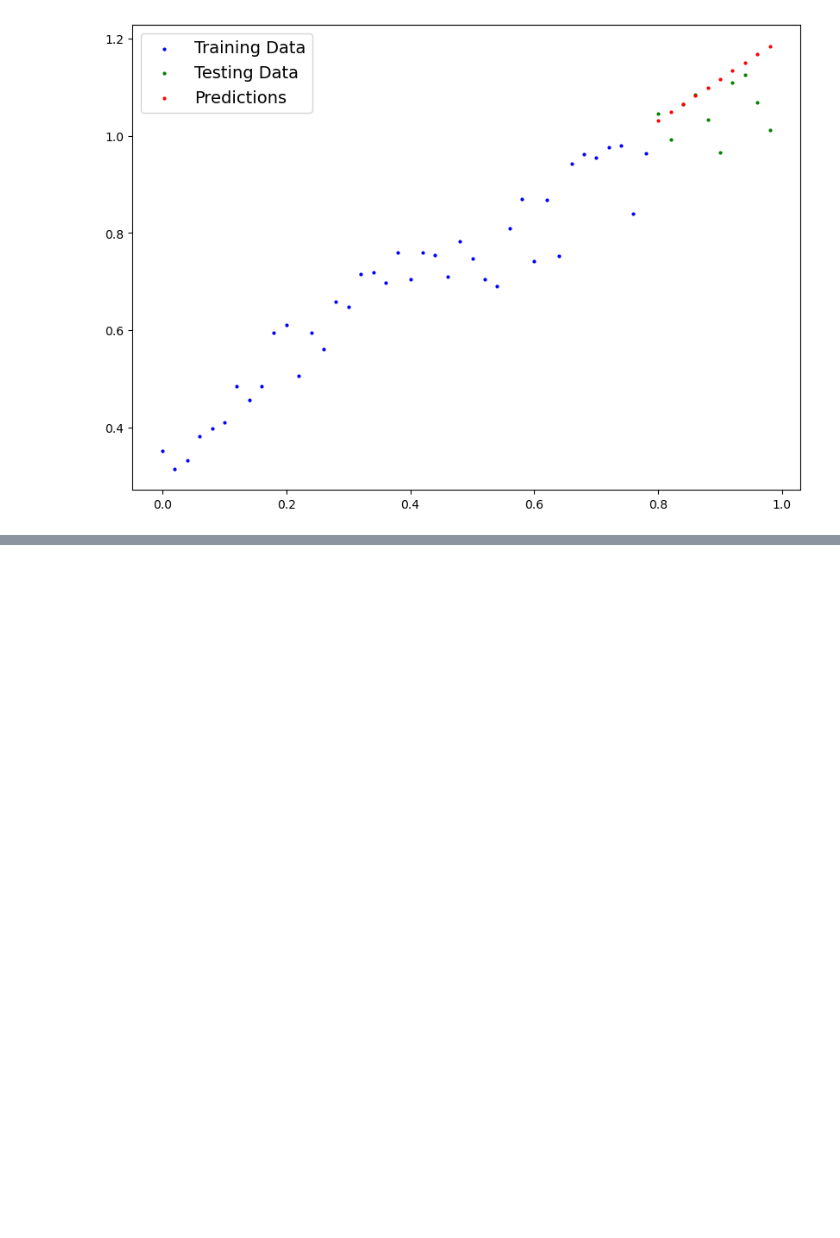
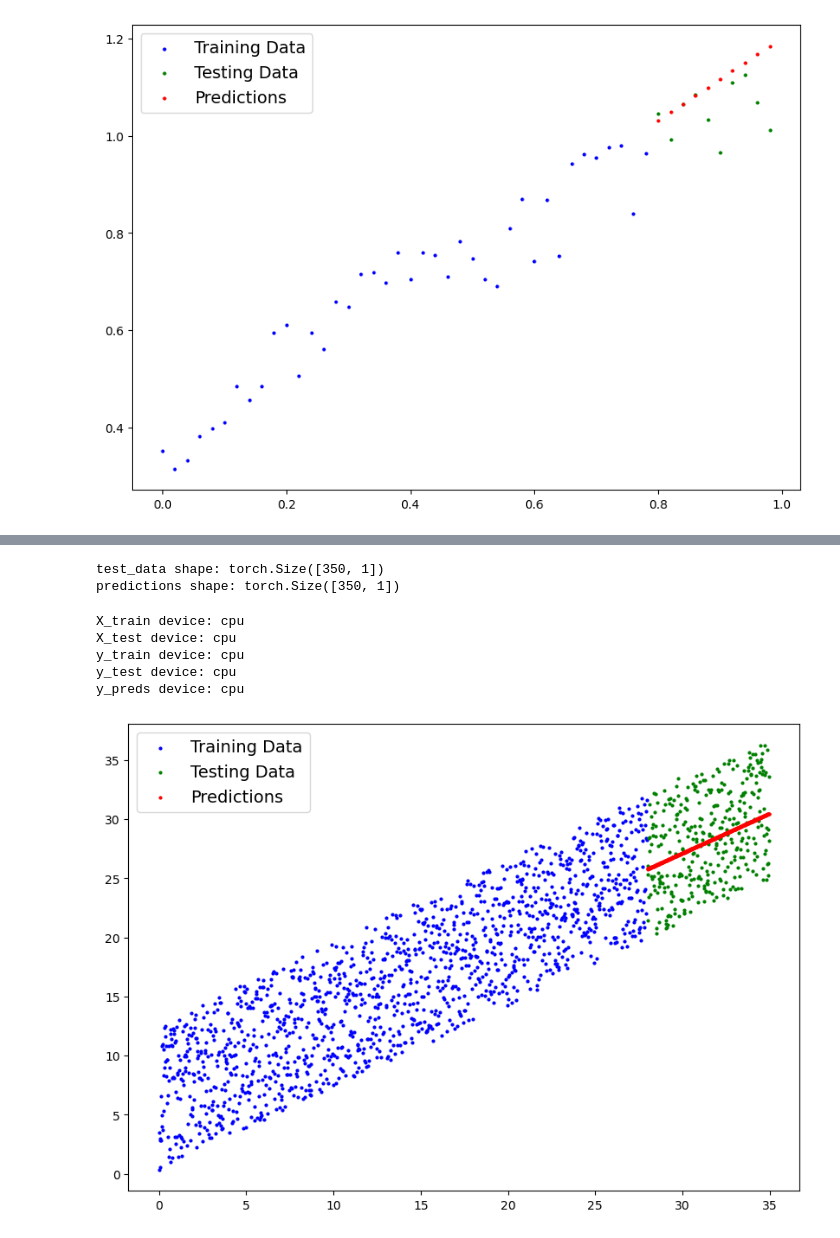
Before and after one commit to FilledVaccum/Learning-PyTorch, a Jupyter notebook: Zero to One/01_pytorch_workflow.ipynb, the cells around one changed output, grey strips where cells are left out. Drawn from its saved outputs; the diff is of its cells as text; code cells hidden in the pictures; blank space fills up the shorter version.

```diff
--- a/Zero to One/01_pytorch_workflow.ipynb
+++ b/Zero to One/01_pytorch_workflow.ipynb
@@ -496,0 +714,12 @@ plot_predicitions(predictions = y_preds_new)
+# %%
+# Set up loss function
+loss_fn = nn.L1Loss()
+
+# Setup our optimizer
+optimizer = torch.optim.SGD(params = model_1.parameters(), lr=0.01)
+# %%
+# Sending the data to GPU
+X_train = X_train.to(device)
+X_test = X_test.to(device)
+y_train = y_train.to(device)
+y_test = y_test.to(device)
@@ -496,0 +785,6 @@ plot_predicitions(predictions = y_preds_new)
+# %%
+model_1.eval()
+
+with torch.inference_mode():
+    y_preds = model_1(X_test).cpu()
+y_preds
@@ -496,0 +809,8 @@ plot_predicitions(predictions = y_preds_new)
+# %%
+y_preds = y_preds.to('cpu')
+# %%
+print(f"test_data shape: {X_test.shape}")
+print(f"predictions shape: {y_preds.shape}")
+# %% [output]
+test_data shape: torch.Size([350, 1])
+predictions shape: torch.Size([350, 1])
@@ -496,0 +823,16 @@ plot_predicitions(predictions = y_preds_new)
+# %%
+print(f"X_train device: {X_train.device}")
+print(f"X_test device: {X_test.device}")
+print(f"y_train device: {y_train.device}")
+print(f"y_test device: {y_test.device}")
+print(f"y_preds device: {y_preds.device}")
+# %% [output]
+X_train device: cpu
+X_test device: cpu
+y_train device: cpu
+y_test device: cpu
+y_preds device: cpu
+# %%
+plot_predicitions(predictions=y_preds.numpy())
+# %% [output]
+[figure, added]
```
Also changed, not shown: parts of 39 cells of this notebook, 3 other files.
